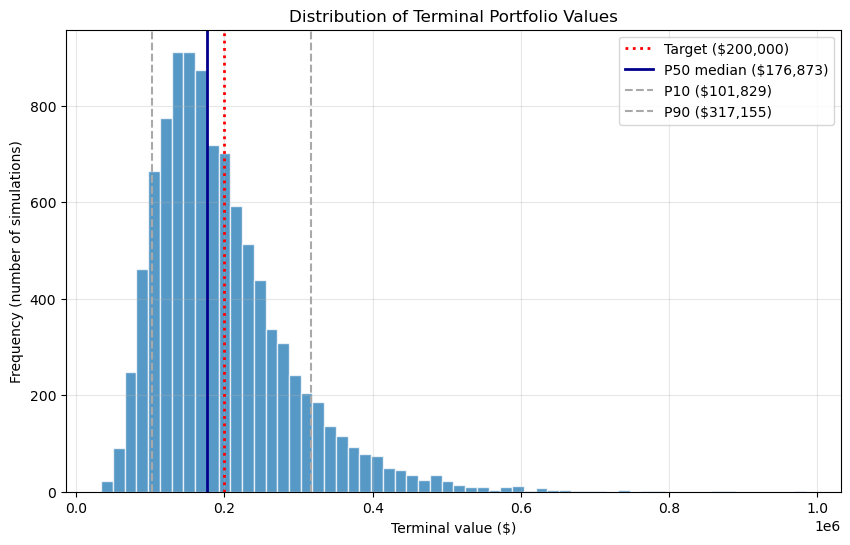
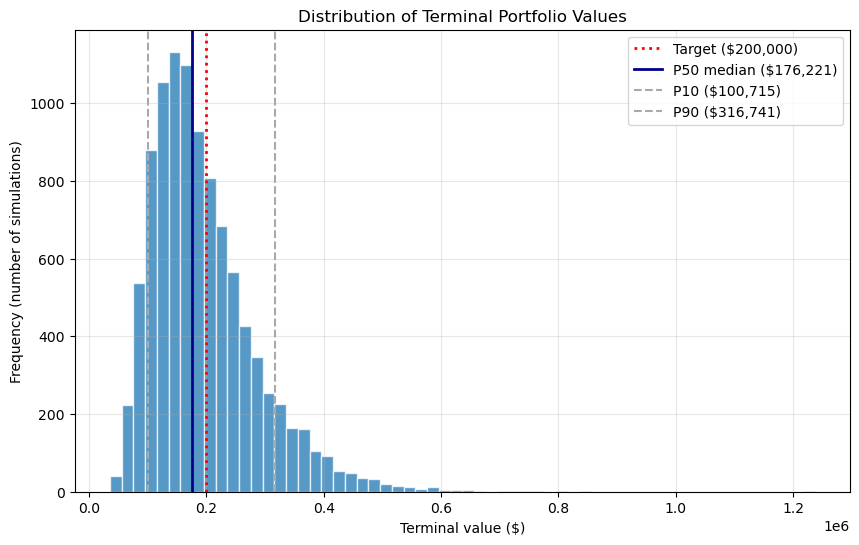
The change to this notebook cell's code, shown as a diff; its figure went from the first image to the second:
--- before
+++ after
@@ -15,3 +15,4 @@
 ax.legend()
 ax.grid(True, alpha=0.3)
+fig.savefig("terminal_distribution.png", dpi=150, bbox_inches="tight")
 plt.show()

Commit: Finalized Monte Carlo Simulation project